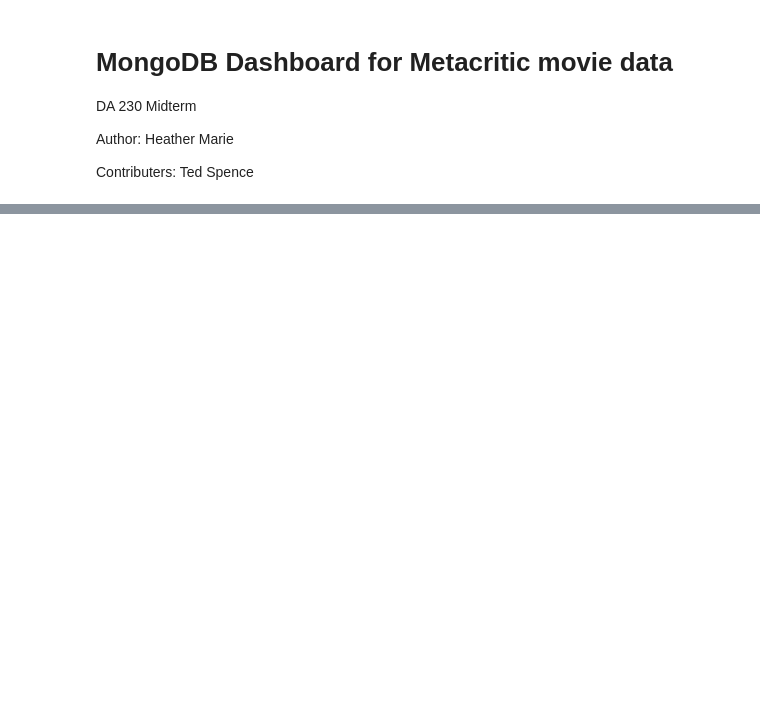
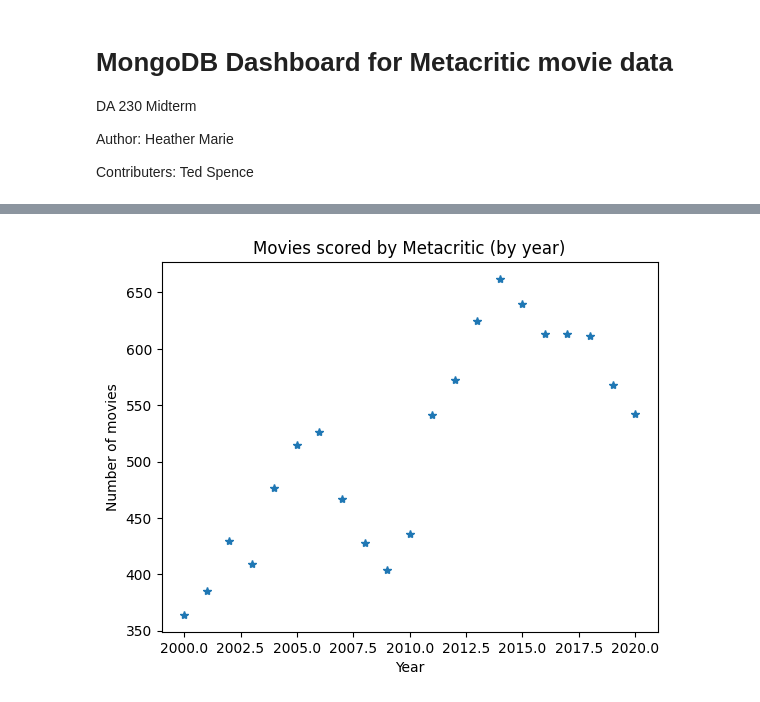
Before and after one commit to hselymes/DA320, a Jupyter notebook: Midterm/MongoDB dashboard.ipynb, the cells around one changed output, grey strips where cells are left out. Saved outputs shown, nothing was run; the diff lists cells and outputs as text; code cells hidden in the pictures; blank space fills up the shorter version.

```diff
--- a/Midterm/MongoDB dashboard.ipynb
+++ b/Midterm/MongoDB dashboard.ipynb
@@ -18,8 +18,7 @@ import pandas
 # Loading the json file that containins my secret MongoDB connection string
 with open (r'C:\Users\hsely\OneDrive\Documents\GitHub\DA320\Midterm\credentials.json') as u:
     data = json.load(u)
-
-secret_key = data['mongodb']
+    secret_key = data['mongodb']
 
 # We can safely print the length of the secret key. That won't leak any sensitive information.
 print(f"My secret key is {len(secret_key)} characters in length.")
@@ -28,8 +27,9 @@ print(f"My secret key is {len(secret_key)} characters in length.")
 client = pymongo.MongoClient(secret_key, tlsCAFile=certifi.where())
 
 # Fetching my database titled "DA320"
-da320_database = client.DA320
-metacritic_data = da320_database.Metacritic
+da320_database = client['DA320']
+metacritic_data = da320_database['Metacritic']
+metacritic = pandas.DataFrame(metacritic_data.find())
 
 # Accessing my collections from my "DA320" database
 allCollections = da320_database.list_collection_names()
@@ -43 +43,10 @@ Using MongoDB version 5.0.13.
 This database has the collections ['IMDB', 'Metacritic', 'IMDB_Pipeline_View']
+# %%
+# Transforming data in Pandas
+
+# Convert release dates into actual dates and gather year/month
+metacritic.release_date = pandas.to_datetime(metacritic.release_date)
+metacritic['year'] = metacritic.release_date.dt.year
+metacritic['month'] = metacritic.release_date.dt.month
+metacritic.score = pandas.to_numeric(metacritic.score)
+metacritic.head()
@@ -43,0 +60,17 @@ This database has the collections ['IMDB', 'Metacritic', 'IMDB_Pipeline_View']
+# %%
+# Create XY scatter plot
+
+from matplotlib import pyplot
+from matplotlib.ticker import FormatStrFormatter
+
+# Setup labels on axis
+pyplot.title('Movies scored by Metacritic (by year)')
+pyplot.xlabel('Year')
+pyplot.ylabel('Number of movies')
+
+# Count movies measured by metacritic by year and plot the results
+df = metacritic['release_date'].groupby(metacritic.year).agg('count')
+pyplot.plot(df, '*')
+pyplot.show()
+# %% [output]
+[figure, added]
```
Also changed, not shown: parts of 4 cells of this notebook, 1 other file.
